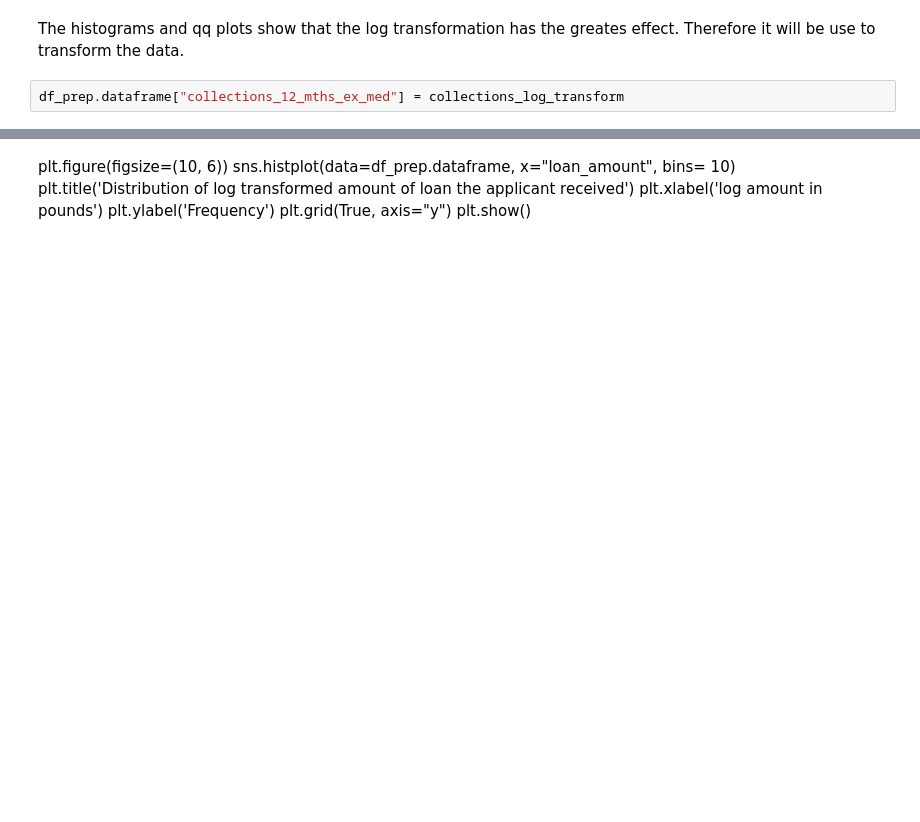
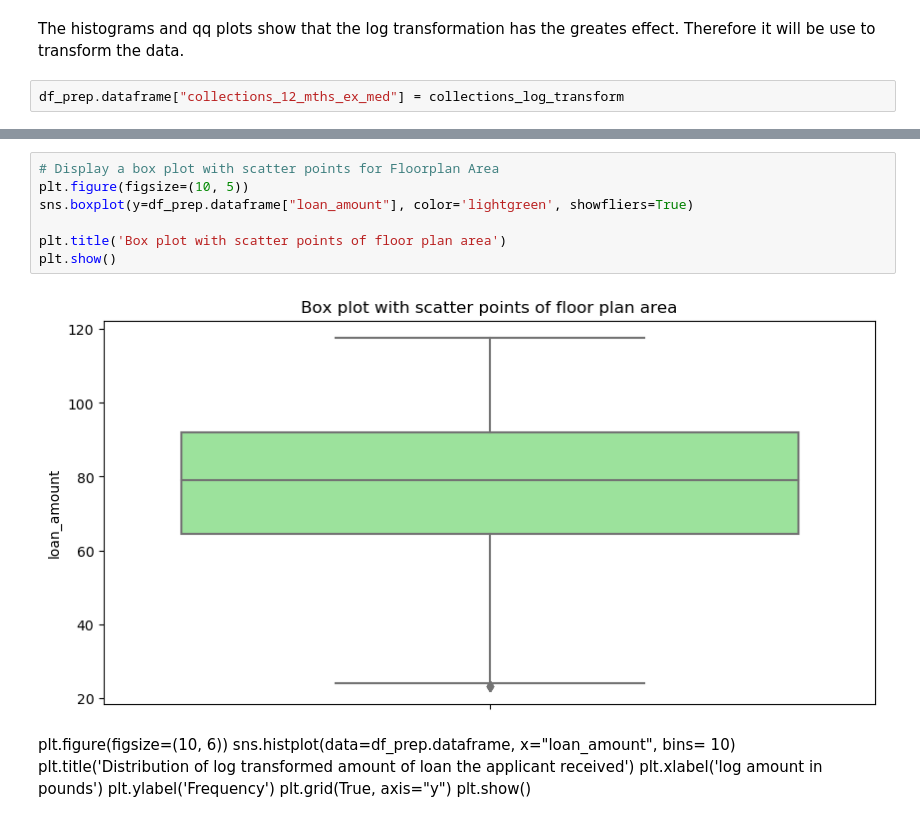
Before and after one commit to ChristianDaza/EDA_finance, a Jupyter notebook: SRC/EDA.ipynb, the cells around one changed output, grey strips where cells are left out. Drawn from its saved outputs; the diff is of its cells as text; blank space fills up the shorter version.

```diff
--- a/SRC/EDA.ipynb
+++ b/SRC/EDA.ipynb
@@ -982,3 +1523,12 @@ df_prep.dataframe["collections_12_mths_ex_med"] = collections_log_transform
+# %%
+# Display a box plot with scatter points for Floorplan Area
+plt.figure(figsize=(10, 5))
+sns.boxplot(y=df_prep.dataframe["loan_amount"], color='lightgreen', showfliers=True)
+
+plt.title('Box plot with scatter points of floor plan area')
+plt.show()
+# %% [output]
+[figure, added]
 # %% [markdown]
 plt.figure(figsize=(10, 6))
 sns.histplot(data=df_prep.dataframe, x="loan_amount", bins= 10)
```
Also changed, not shown: parts of 86 cells of this notebook, 1 other file.
